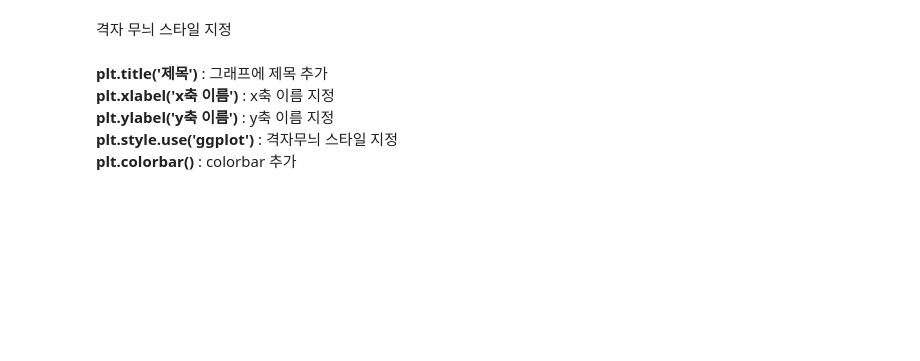
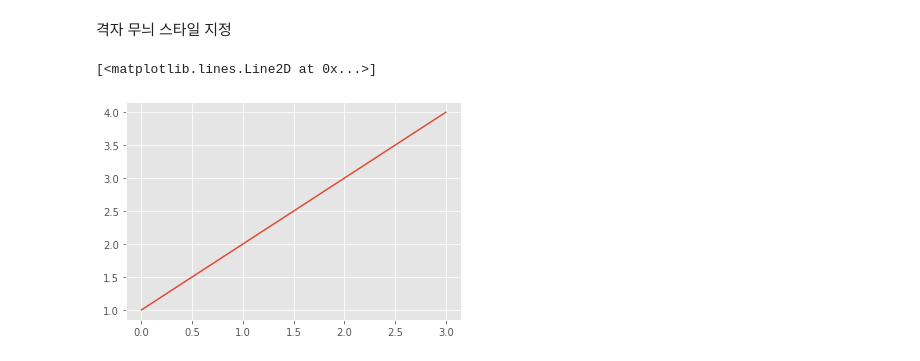
Before and after one commit to lulover/Plot, a Jupyter notebook: matplotlib.ipynb, the cells around one changed output. Cells and saved outputs as stored; diff of their text form; code cells hidden in the pictures; blank space fills up the shorter version.

```diff
--- a/matplotlib.ipynb
+++ b/matplotlib.ipynb
@@ -171,9 +177,7 @@ plt.plot([3, 6, 7], [2, 3, 4])
 격자 무늬 스타일 지정
 # %%
 plt.style.use('ggplot')
+plt.plot([1, 2, 3, 4])
+# %% [output]
+[<matplotlib.lines.Line2D at 0x...>]
+[figure, added]
-# %% [markdown]
-**plt.title('제목')** : 그래프에 제목 추가
-**plt.xlabel('x축 이름')** : x축 이름 지정
-**plt.ylabel('y축 이름')** : y축 이름 지정
-**plt.style.use('ggplot')** : 격자무늬 스타일 지정
-**plt.colorbar()** : colorbar 추가
```
Also changed, not shown: parts of 1 cell of this notebook.
